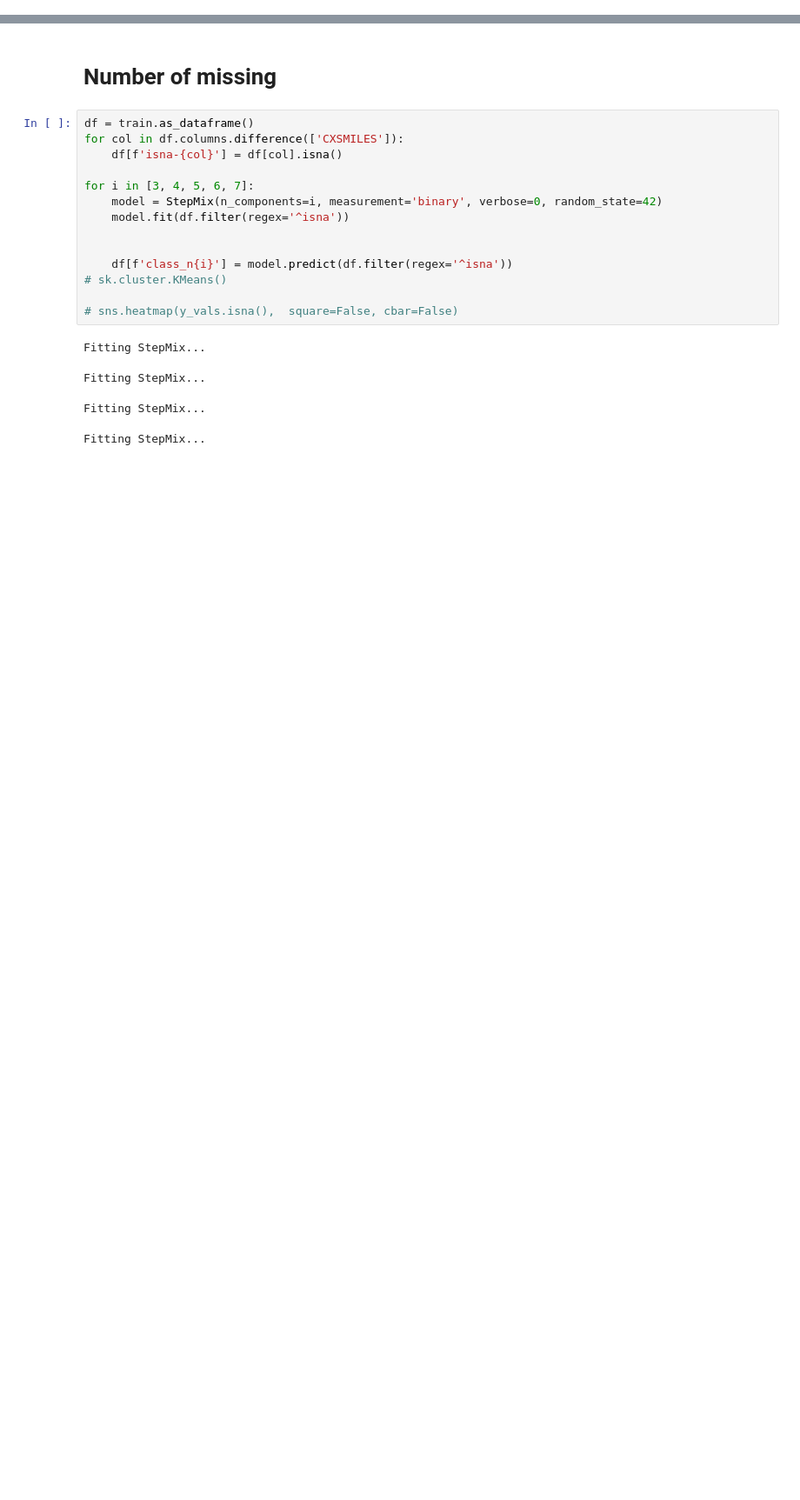
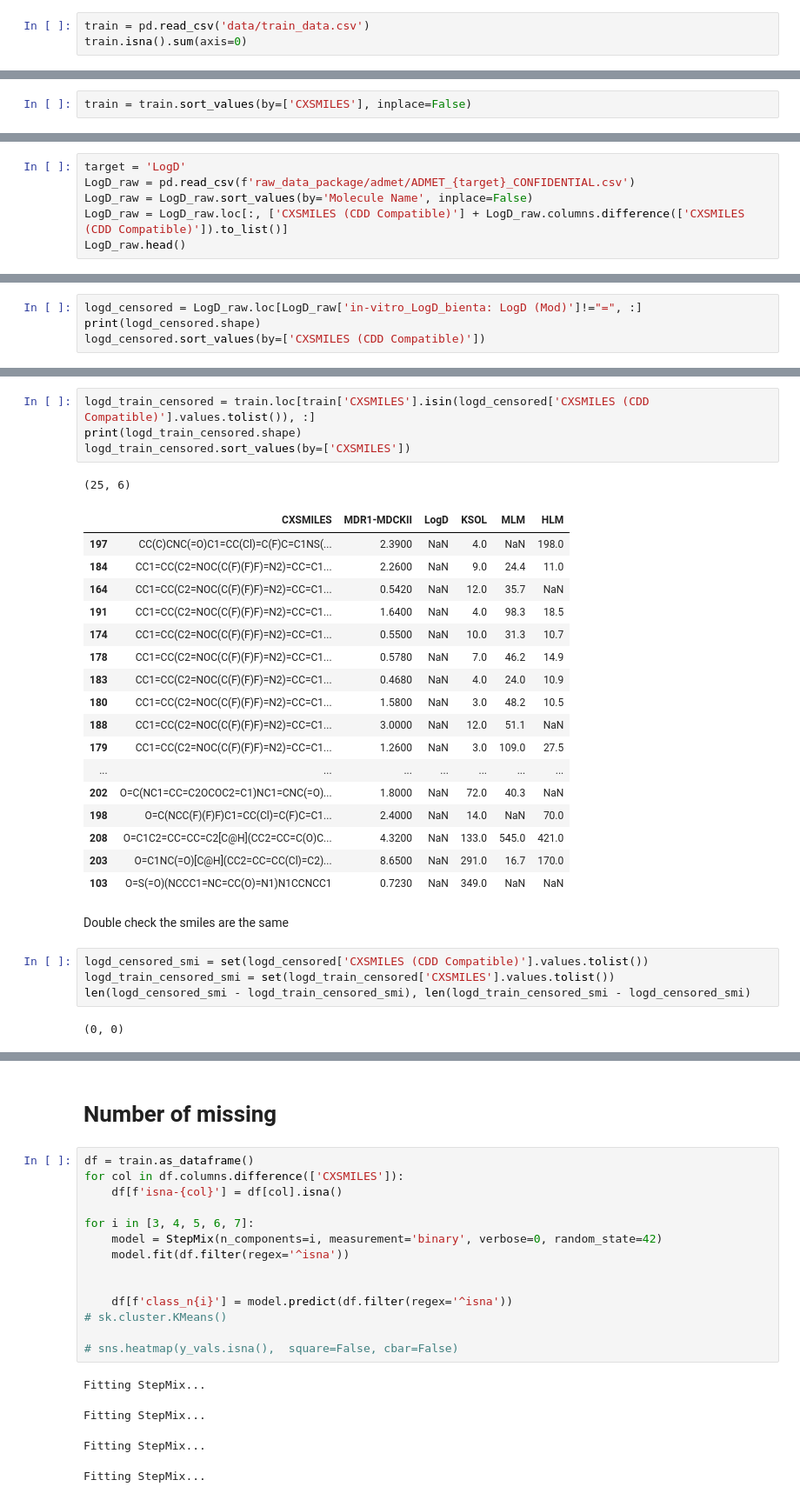
Before and after one commit to meyresearch/polaris_challenge, a Jupyter notebook: admet/missing_data.ipynb, the cells around one changed output, grey strips where cells are left out. Shown at 87% size. Cells and saved outputs as stored; diff of their text form; blank space fills up the shorter version.

Commit message:
fist attempt at reconciling censored data

```diff
--- a/admet/missing_data.ipynb
+++ b/admet/missing_data.ipynb
@@ -25,0 +13,3 @@ competition.model_config
+# %%
+train = pd.read_csv('data/train_data.csv')
+train.isna().sum(axis=0)
@@ -25,0 +41,2 @@ competition.model_config
+# %%
+train = train.sort_values(by=['CXSMILES'], inplace=False)
@@ -25,0 +74,6 @@ competition.model_config
+# %%
+target = 'LogD'
+LogD_raw = pd.read_csv(f'raw_data_package/admet/ADMET_{target}_CONFIDENTIAL.csv')
+LogD_raw = LogD_raw.sort_values(by='Molecule Name', inplace=False)
+LogD_raw = LogD_raw.loc[:, ['CXSMILES (CDD Compatible)'] + LogD_raw.columns.difference(['CXSMILES (CDD Compatible)']).to_list()]
+LogD_raw.head()
@@ -25,0 +95,4 @@ competition.model_config
+# %%
+logd_censored = LogD_raw.loc[LogD_raw['in-vitro_LogD_bienta: LogD (Mod)']!="=", :]
+print(logd_censored.shape)
+logd_censored.sort_values(by=['CXSMILES (CDD Compatible)'])
@@ -25,0 +118,31 @@ competition.model_config
+# %%
+logd_train_censored = train.loc[train['CXSMILES'].isin(logd_censored['CXSMILES (CDD Compatible)'].values.tolist()), :]
+print(logd_train_censored.shape)
+logd_train_censored.sort_values(by=['CXSMILES'])
+# %% [output]
+(25, 6)
+|  | CXSMILES | MDR1-MDCKII | LogD | KSOL | MLM | HLM |
+| 197 | CC(C)CNC(=O)C1=CC(Cl)=C(F)C=C1NS(... | 2.3900 | NaN | 4.0 | NaN | 198.0 |
+| 184 | CC1=CC(C2=NOC(C(F)(F)F)=N2)=CC=C1... | 2.2600 | NaN | 9.0 | 24.4 | 11.0 |
+| 164 | CC1=CC(C2=NOC(C(F)(F)F)=N2)=CC=C1... | 0.5420 | NaN | 12.0 | 35.7 | NaN |
+| 191 | CC1=CC(C2=NOC(C(F)(F)F)=N2)=CC=C1... | 1.6400 | NaN | 4.0 | 98.3 | 18.5 |
+| 174 | CC1=CC(C2=NOC(C(F)(F)F)=N2)=CC=C1... | 0.5500 | NaN | 10.0 | 31.3 | 10.7 |
+| 178 | CC1=CC(C2=NOC(C(F)(F)F)=N2)=CC=C1... | 0.5780 | NaN | 7.0 | 46.2 | 14.9 |
+| 183 | CC1=CC(C2=NOC(C(F)(F)F)=N2)=CC=C1... | 0.4680 | NaN | 4.0 | 24.0 | 10.9 |
+| 180 | CC1=CC(C2=NOC(C(F)(F)F)=N2)=CC=C1... | 1.5800 | NaN | 3.0 | 48.2 | 10.5 |
+| 188 | CC1=CC(C2=NOC(C(F)(F)F)=N2)=CC=C1... | 3.0000 | NaN | 12.0 | 51.1 | NaN |
+| 179 | CC1=CC(C2=NOC(C(F)(F)F)=N2)=CC=C1... | 1.2600 | NaN | 3.0 | 109.0 | 27.5 |
+| ... | ... | ... | ... | ... | ... | ... |
+| 202 | O=C(NC1=CC=C2OCOC2=C1)NC1=CNC(=O)... | 1.8000 | NaN | 72.0 | 40.3 | NaN |
+| 198 | O=C(NCC(F)(F)F)C1=CC(Cl)=C(F)C=C1... | 2.4000 | NaN | 14.0 | NaN | 70.0 |
+| 208 | O=C1C2=CC=CC=C2[C@H](CC2=CC=C(O)C... | 4.3200 | NaN | 133.0 | 545.0 | 421.0 |
+| 203 | O=C1NC(=O)[C@H](CC2=CC=CC(Cl)=C2)... | 8.6500 | NaN | 291.0 | 16.7 | 170.0 |
+| 103 | O=S(=O)(NCCC1=NC=CC(O)=N1)N1CCNCC1 | 0.7230 | NaN | 349.0 | NaN | NaN |
+# %% [markdown]
+Double check the smiles are the same
+# %%
+logd_censored_smi = set(logd_censored['CXSMILES (CDD Compatible)'].values.tolist())
+logd_train_censored_smi = set(logd_train_censored['CXSMILES'].values.tolist())
+len(logd_censored_smi - logd_train_censored_smi), len(logd_train_censored_smi - logd_censored_smi)
+# %% [output]
+(0, 0)
```
Also changed, not shown: parts of 54 cells of this notebook.
